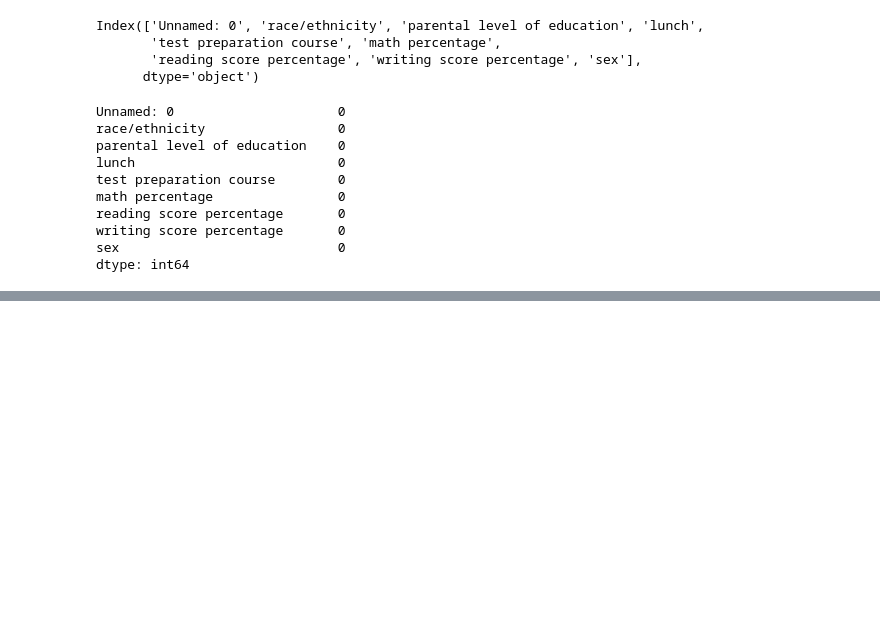
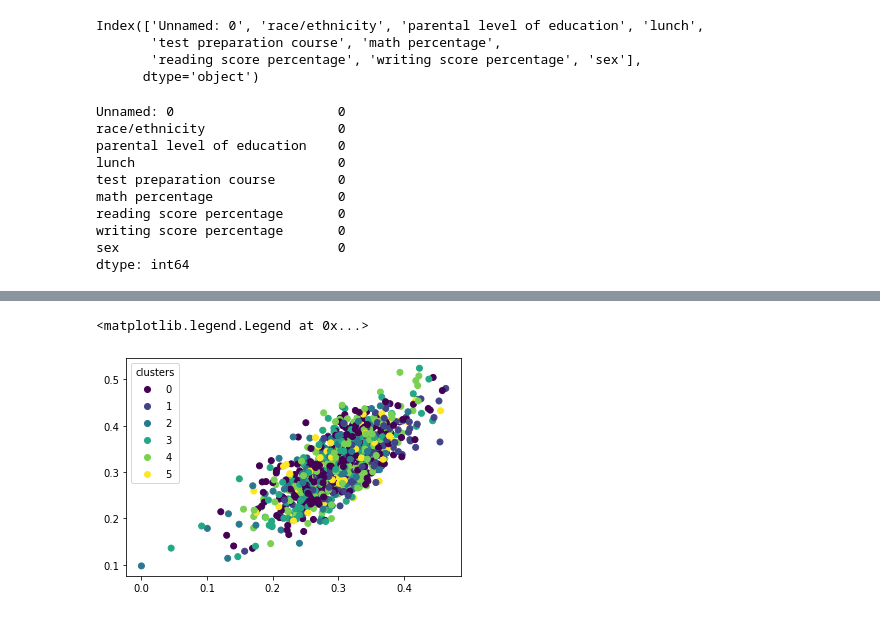
Before and after one commit to Pranaybot/Data_methods_Final_project, a Jupyter notebook: CMSE_381_Project.ipynb, the cells around one changed output, grey strips where cells are left out. Saved outputs shown, nothing was run; the diff lists cells and outputs as text; code cells hidden in the pictures; blank space fills up the shorter version.

```diff
--- a/CMSE_381_Project.ipynb
+++ b/CMSE_381_Project.ipynb
@@ -256,0 +89,4 @@ plot_roc_curve(log_model,scaled_x_test,y_test)
+# %%
+from sklearn.cluster import AgglomerativeClustering
+cluster = AgglomerativeClustering(n_clusters=6, affinity='cosine', linkage='average')
+cluster.fit_predict(data_scaled)
@@ -256,0 +111,7 @@ plot_roc_curve(log_model,scaled_x_test,y_test)
+# %%
+fig, ax = plt.subplots()
+sc = ax.scatter(data_scaled['math percentage'], data_scaled['reading score percentage'], c=cluster.labels_)
+ax.legend(*sc.legend_elements(), title='clusters')
+# %% [output]
+<matplotlib.legend.Legend at 0x...>
+[figure, added]
```
Also changed, not shown: parts of 65 cells of this notebook.
